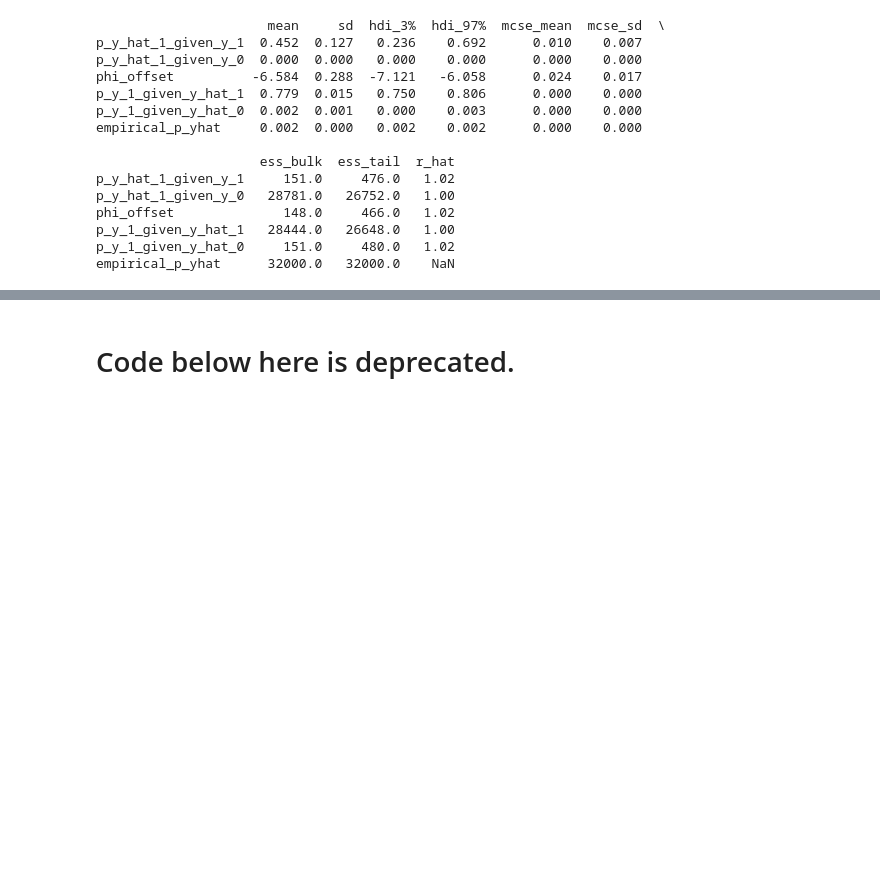
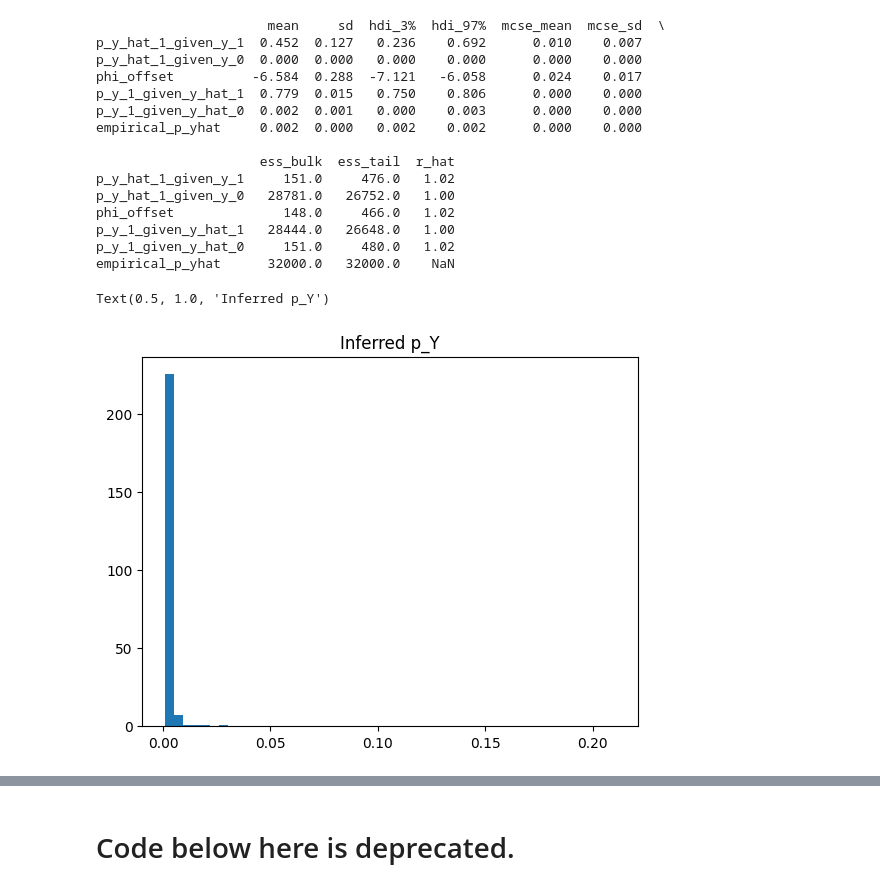
Before and after one commit to pendulating/bayflood, a Jupyter notebook: icar_model_for_matt.ipynb, the cells around one changed output, grey strips where cells are left out. Cells and saved outputs as stored; diff of their text form; code cells hidden in the pictures; blank space fills up the shorter version.

Commit message:
inferred p_y histogram

```diff
--- a/icar_model_for_matt.ipynb
+++ b/icar_model_for_matt.ipynb
@@ -60,3 +60,7 @@ Index(['CTLabel', 'BoroCode', 'BoroName', 'CT2020', 'BoroCT2020', 'CDEligibil',
        'Shape_Leng', 'Shape_Area', 'geometry', 'total_images',
        'positive_images'],
       dtype='object')
+# %%
+ct_dataset['positive_rate'] = ct_dataset['positive_images']/ct_dataset['total_images']
+ct_dataset['positive_rate'] = ct_dataset['positive_rate'].fillna(0)
+ct_dataset['positive_rate'].describe([0.01, 0.025, 0.05, 0.1, 0.25, 0.5, 0.75, 0.9, 0.95, 0.975, 0.99])
@@ -481,3 +503,11 @@ phi_offset              148.0     466.0   1.02
 p_y_1_given_y_hat_1   28444.0   26648.0   1.00
 p_y_1_given_y_hat_0     151.0     480.0   1.02
 empirical_p_yhat      32000.0   32000.0    NaN
+# %%
+# histogram of inferred p_y
+fig, ax = plt.subplots()
+ax.hist(inferred_p_y, bins=50, density=True)
+ax.set_title("Inferred p_Y")
+# %% [output]
+Text(0.5, 1.0, 'Inferred p_Y')
+[figure, added]
```
Also changed, not shown: parts of 2 cells of this notebook.
